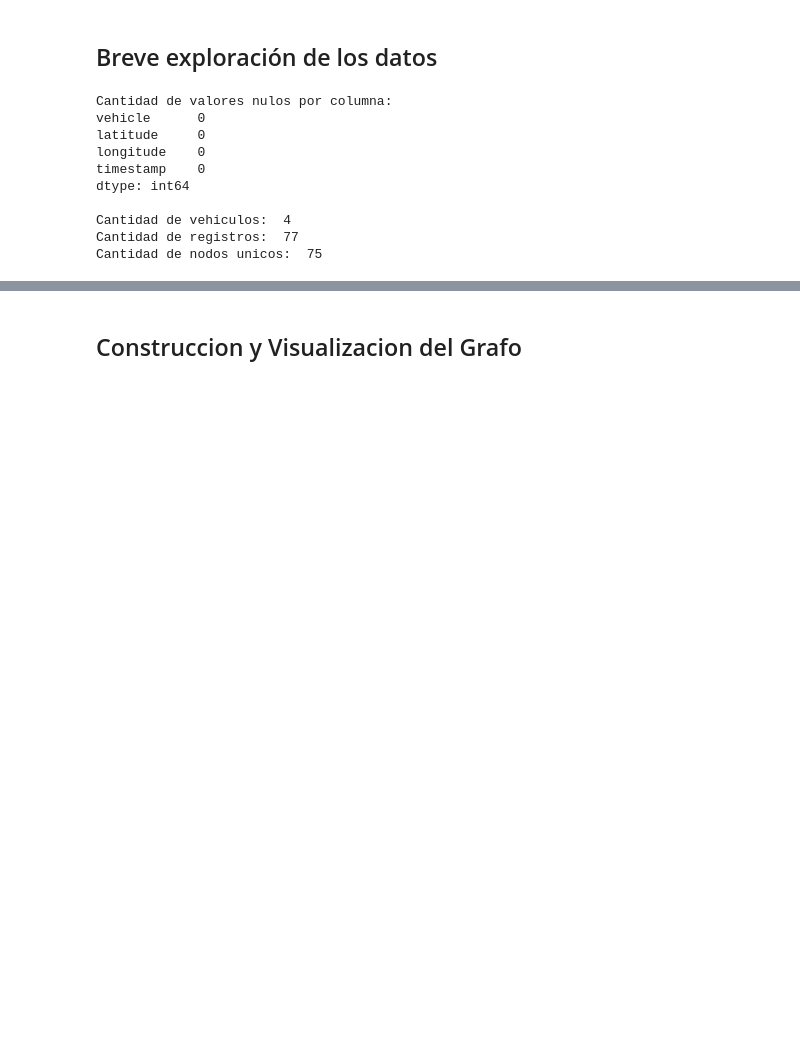
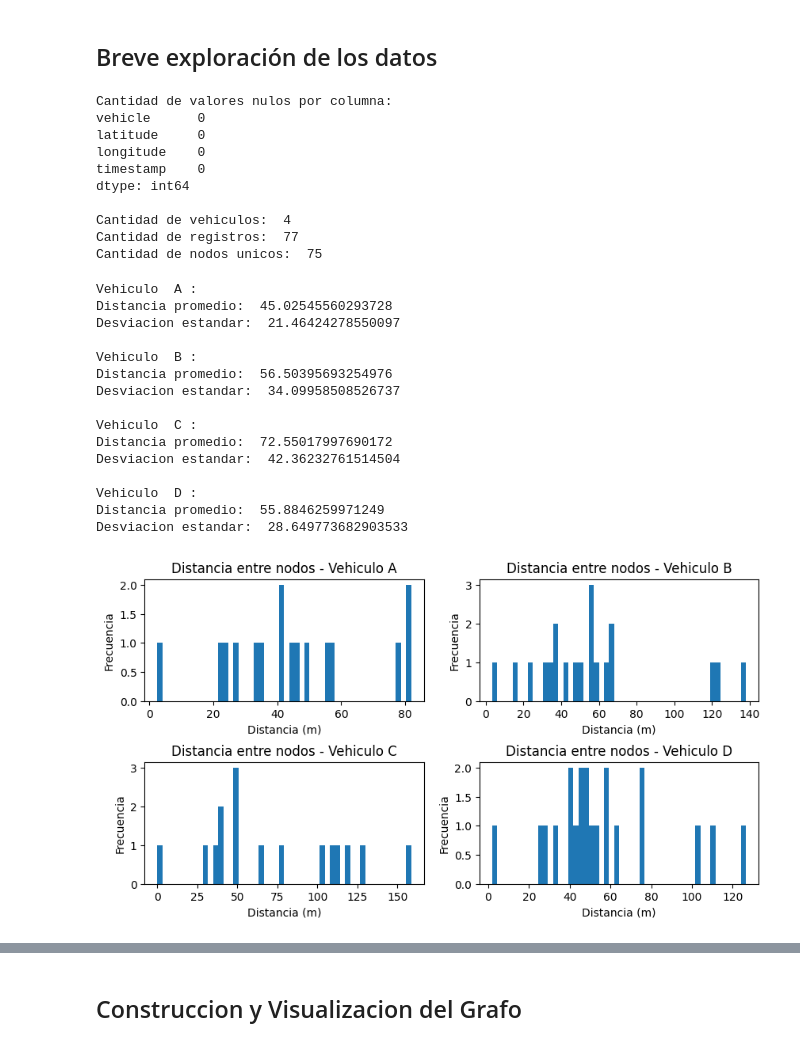
Before and after one commit to dtorresg/InventuresCodingChallenge, a Jupyter notebook: Inventures_Coding_Challenge.ipynb, the cells around one changed output, grey strips where cells are left out. Saved outputs shown, nothing was run; the diff lists cells and outputs as text; code cells hidden in the pictures; blank space fills up the shorter version.

```diff
--- a/Inventures_Coding_Challenge.ipynb
+++ b/Inventures_Coding_Challenge.ipynb
@@ -67,3 +85,46 @@ dtype: int64
 Cantidad de vehiculos:  4
 Cantidad de registros:  77
 Cantidad de nodos unicos:  75
+# %%
+# Histograma de la distancia entre todos los nodos para cada vehiculo
+fig, ax = plt.subplots(2,2,figsize=(10, 5), dpi=100)
+
+# turn each vehicle into a number (A = 0, B = 1, C = 2, D = 3)
+to_number = {'A': 0, 'B': 1, 'C': 2, 'D': 3}
+
+for vehicle in df['vehicle'].unique():
+    distancias = []
+    df_vehicle = df[df['vehicle'] == vehicle]
+    for i in range(df_vehicle.shape[0] - 1):
+        coord1 = df_vehicle.iloc[i][['latitude', 'longitude']]
+        coord2 = df_vehicle.iloc[i + 1][['latitude', 'longitude']]
+        distancias.append(calcular_distancia(coord1, coord2))
+    ax[to_number[vehicle]//2, to_number[vehicle]%2].hist(distancias, bins=50)
+    ax[to_number[vehicle]//2, to_number[vehicle]%2].set_title('Distancia entre nodos - Vehiculo ' + vehicle)
+    ax[to_number[vehicle]//2, to_number[vehicle]%2].set_xlabel('Distancia (m)')
+    ax[to_number[vehicle]//2, to_number[vehicle]%2].set_ylabel('Frecuencia')
+
+    #Imprimir la distancia promedio y la desviacion estandar
+    print('Vehiculo ', vehicle, ':')
+    print('Distancia promedio: ', np.mean(distancias))
+    print('Desviacion estandar: ', np.std(distancias), '\n')
+
+plt.subplots_adjust(hspace=0.5)
+plt.show()
+# %% [output]
+Vehiculo  A :
+Distancia promedio:  45.02545560293728
+Desviacion estandar:  21.46424278550097
+
+Vehiculo  B :
+Distancia promedio:  56.50395693254976
+Desviacion estandar:  34.09958508526737
+
+Vehiculo  C :
+Distancia promedio:  72.55017997690172
+Desviacion estandar:  42.36232761514504
+
+Vehiculo  D :
+Distancia promedio:  55.8846259971249
+Desviacion estandar:  28.649773682903533
+[figure, added]
```
Also changed, not shown: parts of 13 cells of this notebook.
